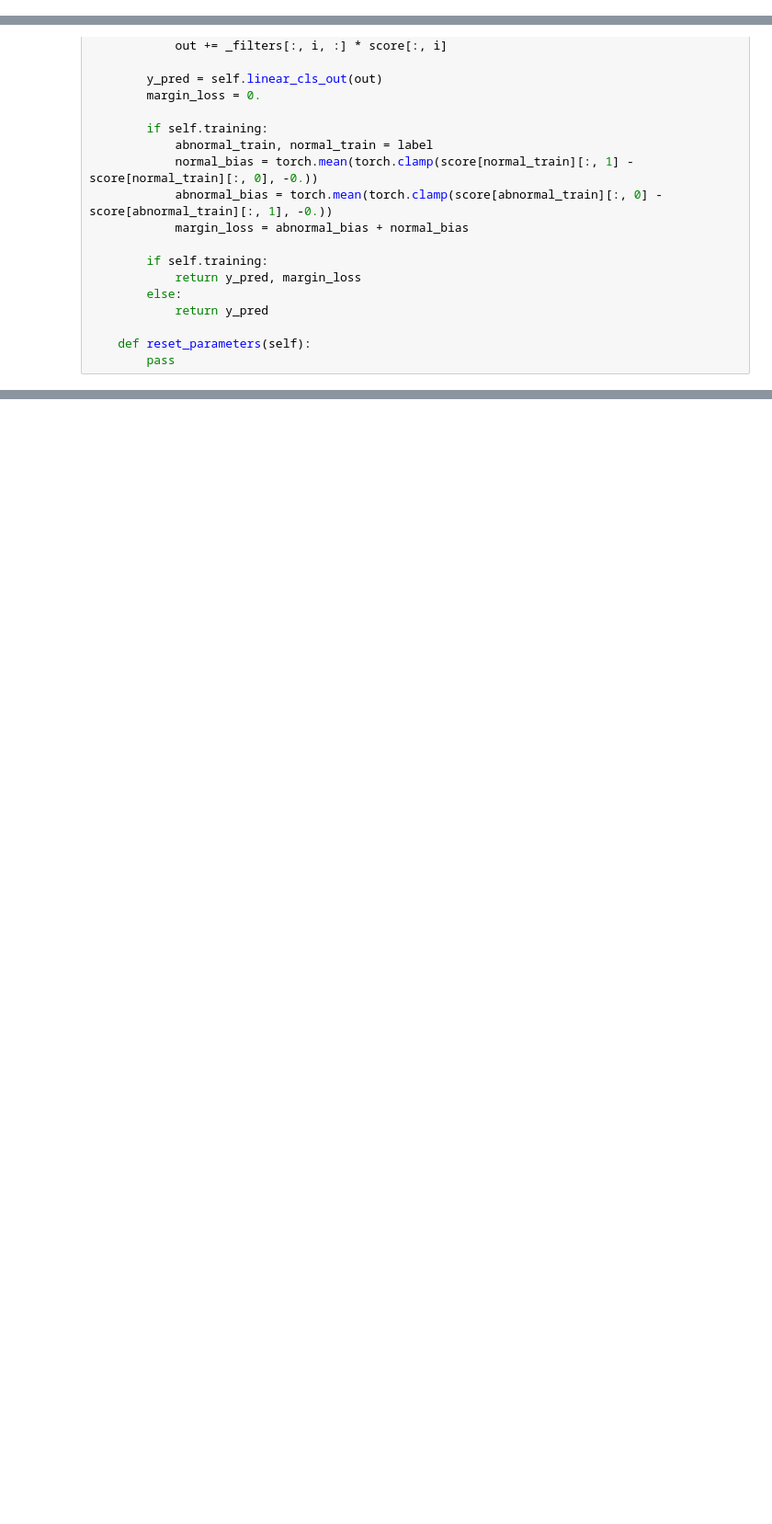
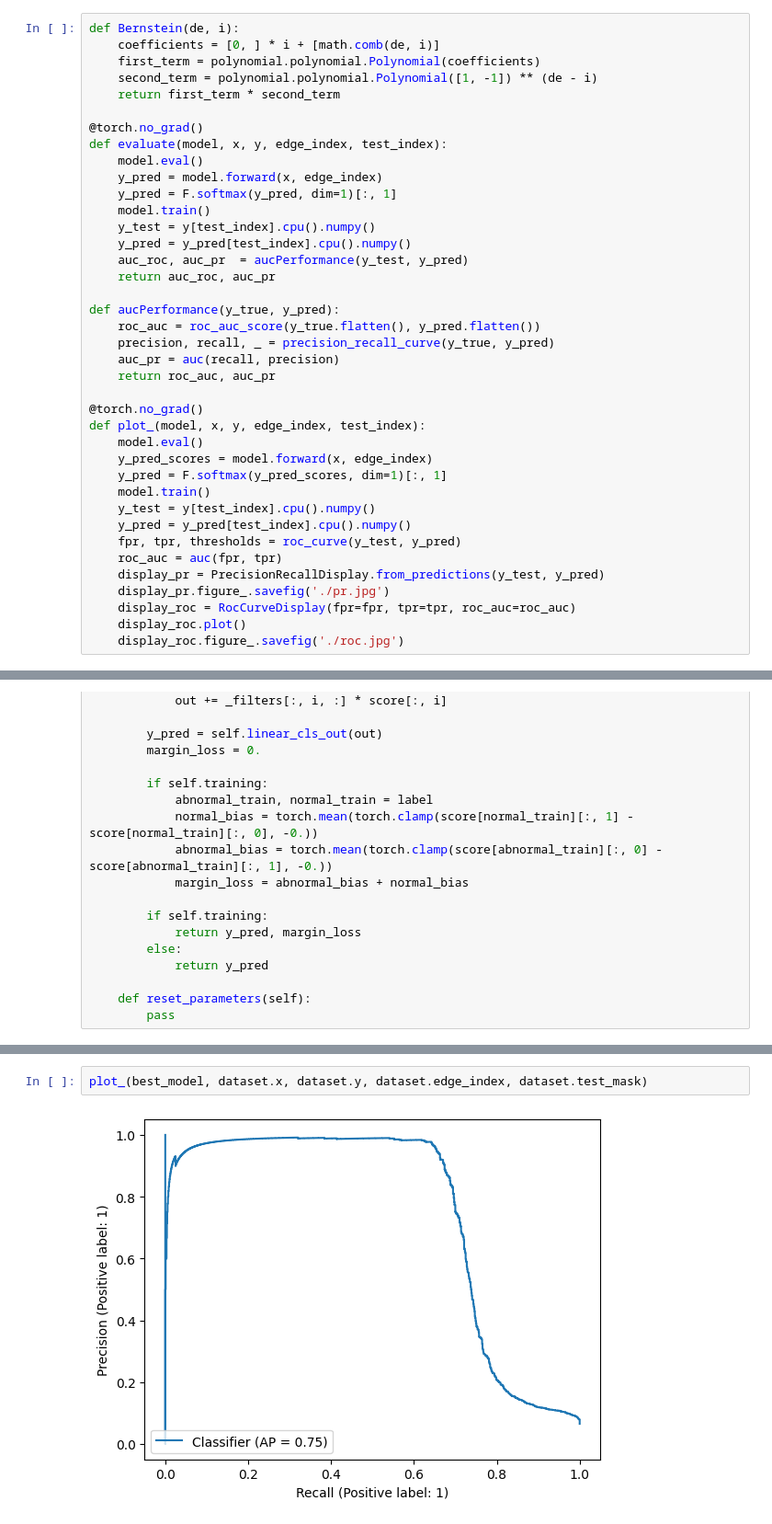
Before and after one commit to MehrdadEshraghi/AMNet, a Jupyter notebook: main.ipynb, the cells around one changed output, grey strips where cells are left out. Shown at 92% size. Drawn from its saved outputs; the diff is of its cells as text; blank space fills up the shorter version.

Commit message:
Train and Evaluate

```diff
--- a/main.ipynb
+++ b/main.ipynb
@@ -213,0 +304,39 @@ def Bernstein(de, i):
+# %%
+def Bernstein(de, i):
+    coefficients = [0, ] * i + [math.comb(de, i)]
+    first_term = polynomial.polynomial.Polynomial(coefficients)
+    second_term = polynomial.polynomial.Polynomial([1, -1]) ** (de - i)
+    return first_term * second_term
+
+@torch.no_grad()
+def evaluate(model, x, y, edge_index, test_index):
+    model.eval()
+    y_pred = model.forward(x, edge_index)
+    y_pred = F.softmax(y_pred, dim=1)[:, 1]
+    model.train()
+    y_test = y[test_index].cpu().numpy()
+    y_pred = y_pred[test_index].cpu().numpy()
+    auc_roc, auc_pr  = aucPerformance(y_test, y_pred)
+    return auc_roc, auc_pr
+
+def aucPerformance(y_true, y_pred):
+    roc_auc = roc_auc_score(y_true.flatten(), y_pred.flatten())
+    precision, recall, _ = precision_recall_curve(y_true, y_pred)
+    auc_pr = auc(recall, precision)
+    return roc_auc, auc_pr
+
+@torch.no_grad()
+def plot_(model, x, y, edge_index, test_index):
+    model.eval()
+    y_pred_scores = model.forward(x, edge_index)
+    y_pred = F.softmax(y_pred_scores, dim=1)[:, 1]
+    model.train()
+    y_test = y[test_index].cpu().numpy()
+    y_pred = y_pred[test_index].cpu().numpy()
+    fpr, tpr, thresholds = roc_curve(y_test, y_pred)
+    roc_auc = auc(fpr, tpr)
+    display_pr = PrecisionRecallDisplay.from_predictions(y_test, y_pred)
+    display_pr.figure_.savefig('./pr.jpg')
+    display_roc = RocCurveDisplay(fpr=fpr, tpr=tpr, roc_auc=roc_auc)
+    display_roc.plot()
+    display_roc.figure_.savefig('./roc.jpg')
@@ -319,0 +582,4 @@ class AMNet(nn.Module):
+# %%
+plot_(best_model, dataset.x, dataset.y, dataset.edge_index, dataset.test_mask)
+# %% [output]
+[figure, added]
```
Also changed, not shown: parts of 38 cells of this notebook, 3 other files.
